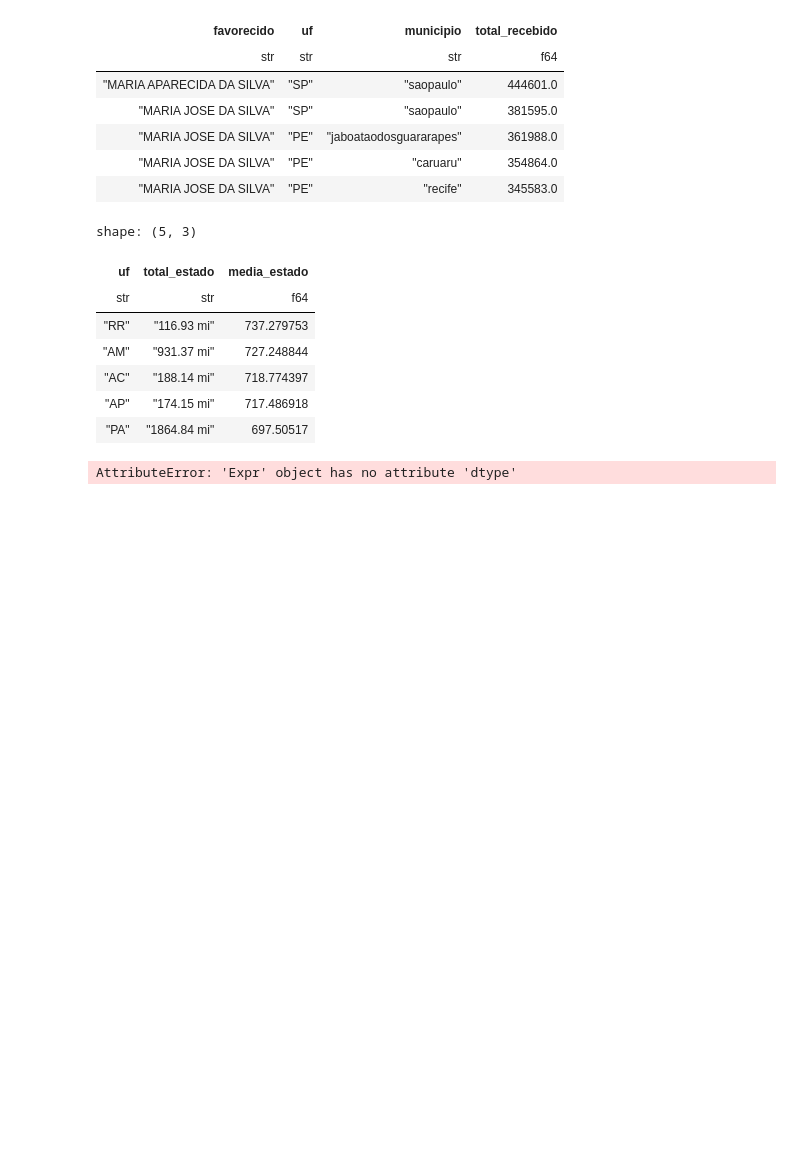
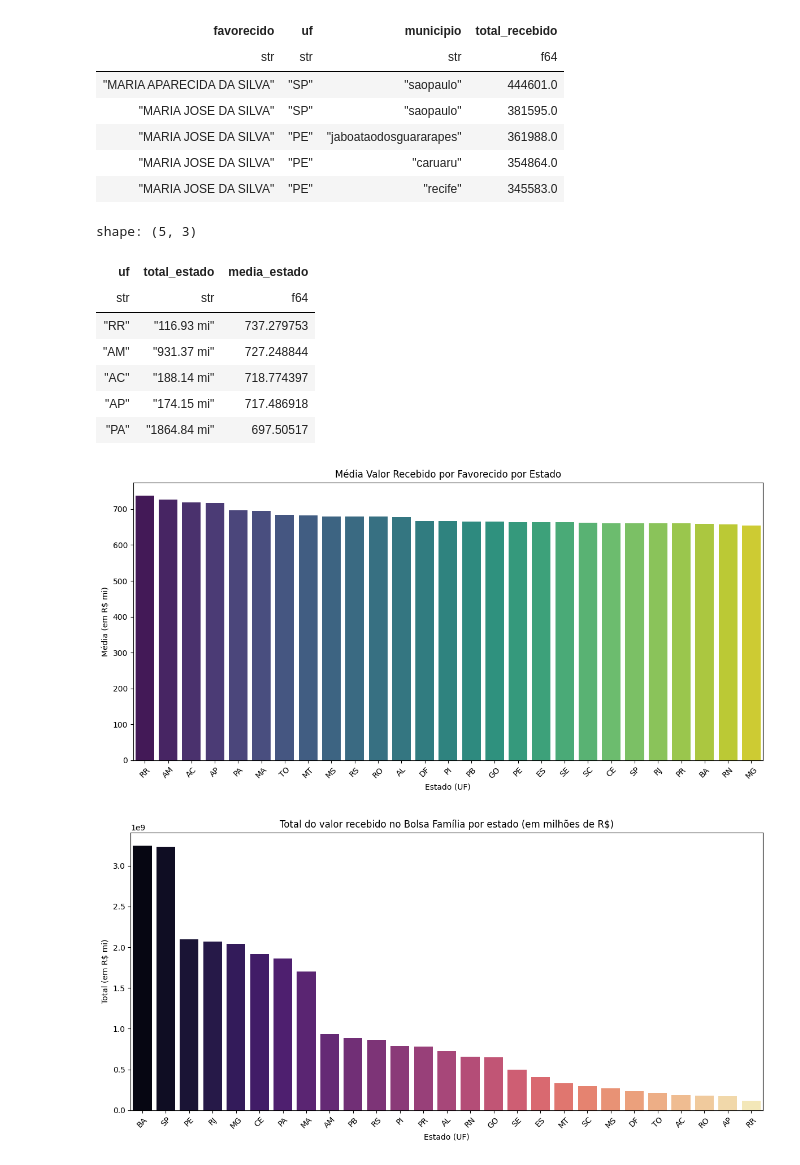
Before and after one commit to Andrerod15/treinamentos-conteudo, a Jupyter notebook: bolsafamilia.ipynb, the cells around one changed output. Cells and saved outputs as stored; diff of their text form; code cells hidden in the pictures; blank space fills up the shorter version.

```diff
--- a/bolsafamilia.ipynb
+++ b/bolsafamilia.ipynb
@@ -530,17 +526,12 @@ shape: (5, 3)
 | "AP" | "174.15 mi" | 717.486918 |
 | "PA" | "1864.84 mi" | 697.50517 |
 # %%
-#CORRIGIR AQUI!!!
-
-## Converte 'total_estado' no próprio lazy para float (removendo ' mi' e multiplicando)
-df_estados_lazy = df_estados_lazy.with_columns([
-    pl.when(pl.col("total_estado").dtype == pl.Utf8)
-      .then(
-          (pl.col("total_estado").str.replace(" mi", "").cast(pl.Float64) * 1_000_000)
-      )
-      .otherwise(pl.col("total_estado"))
-      .alias("total_estado")
-])
+df_total = (
+    df_estados_lazy
+    .sort("total_estado", descending=True)
+    .select(["uf", "total_estado"])
+    .collect()
+)
 
 # Para o gráfico da média por estado
 df_media = (
@@ -550,42 +541,47 @@ df_media = (
     .collect()
 )
 
-plt.figure(figsize=(14,7))
+plt.figure(figsize=(12,6))
 sns.barplot(
     data=df_media.to_pandas(),
     x="uf",
     y="media_estado",
-    palette="viridis"
+    hue="uf",
+    palette="viridis",
+    legend=False
 )
 plt.title("Média Valor Recebido por Favorecido por Estado")
 plt.xlabel("Estado (UF)")
-plt.ylabel("Média (R$)")
+plt.ylabel("Média (em R$ mi)")
 plt.xticks(rotation=45)
 plt.tight_layout()
 plt.show()
 
 # Para o gráfico do total por estado (agora total_estado já é float)
 df_total = (
     df_estados_lazy
-    .sort("total_estado", reverse=True)
+    .sort("total_estado", descending=True)
     .select(["uf", "total_estado"])
     .collect()
 )
 
-plt.figure(figsize=(14,7))
+plt.figure(figsize=(12,6))
 sns.barplot(
     data=df_total.to_pandas(),
     x="uf",
     y="total_estado",
-    palette="magma"
+    hue="uf",
+    palette="magma",
+    legend=False
 )
 plt.title("Total do valor recebido no Bolsa Família por estado (em milhões de R$)")
 plt.xlabel("Estado (UF)")
-plt.ylabel("Total (R$)")
+plt.ylabel("Total (em R$ mi)")
 plt.xticks(rotation=45)
 plt.tight_layout()
 plt.show()
 # %% [output]
-AttributeError: 'Expr' object has no attribute 'dtype'
+[figure, added]
+[figure, added]
 # %%
 # Ordena pela média em ordem decrescente e converte para pandas
```
Also changed, not shown: parts of 5 cells of this notebook, 1 other file.
